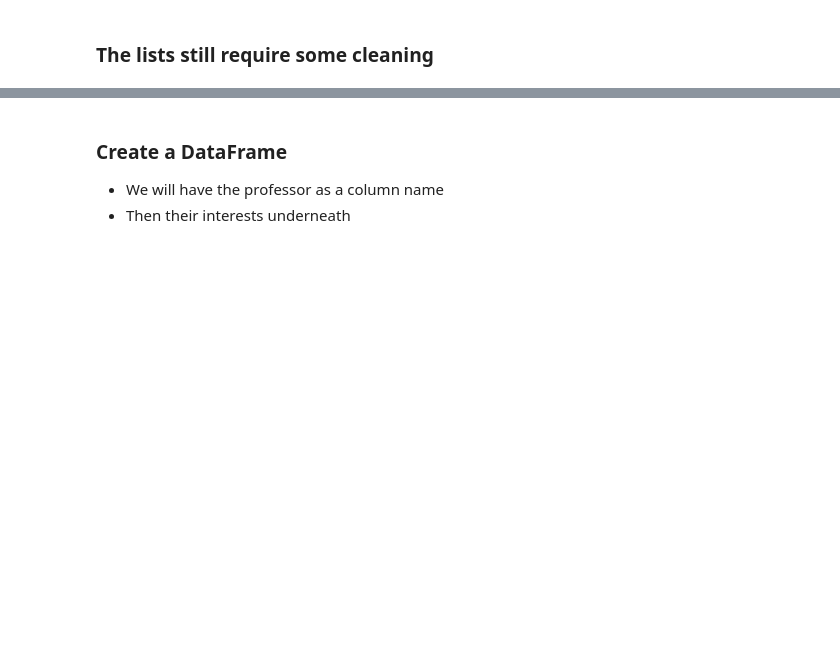
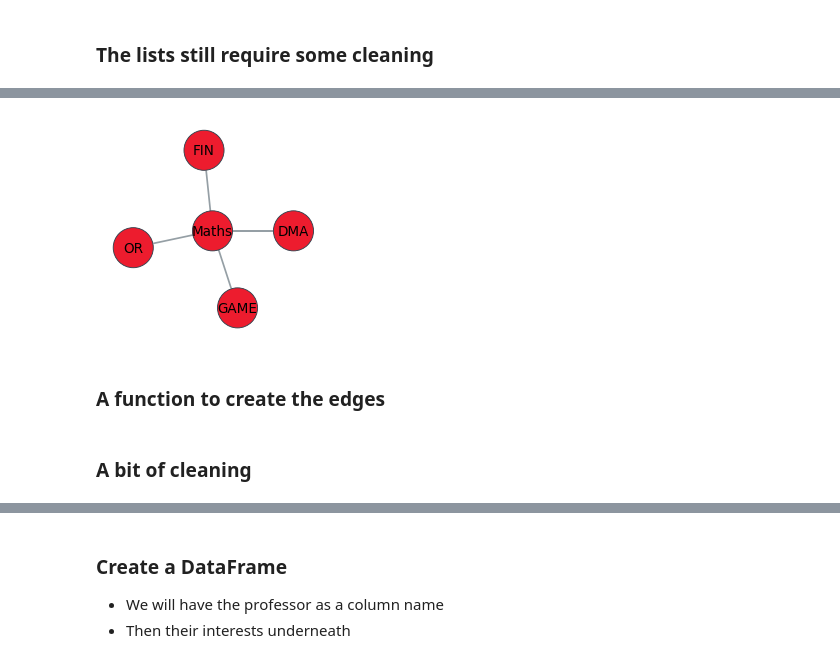
Before and after one commit to BSteiner1/LSE-Data-Visualisation, a Jupyter notebook: Notebooks/Web Scraping.ipynb, the cells around one changed output, grey strips where cells are left out. Cells and saved outputs as stored; diff of their text form; code cells hidden in the pictures; blank space fills up the shorter version.

Commit message:
Add Netgraph Visualisation

```diff
--- a/Notebooks/Web Scraping.ipynb
+++ b/Notebooks/Web Scraping.ipynb
@@ -5,3 +6,6 @@ import pandas as pd
+# %%
+# Define the LSE colour
+LSE_RED = '#ed1c2e'
 # %% [markdown]
 ### Define the URLs of the pages we will be scraping
 # %%
@@ -65,0 +74,13 @@ or_profs = or_profs[:-8]
+# %%
+# Create a list of the 4 areas
+areas = ["DMA", "FIN", "OR", "GAME"]
+# %%
+# Create the start of the graph
+area_edges = [("Maths", area) for area in areas]
+# %%
+# Initial layout
+Graph(area_edges, node_layout='radial', node_size = 12, node_color = LSE_RED, node_labels = True);
+# %% [output]
+[figure, added]
+# %% [markdown]
+### A function to create the edges
@@ -65,0 +94,2 @@ or_profs = or_profs[:-8]
+# %% [markdown]
+### A bit of cleaning
```
Also changed, not shown: parts of 21 cells of this notebook.
